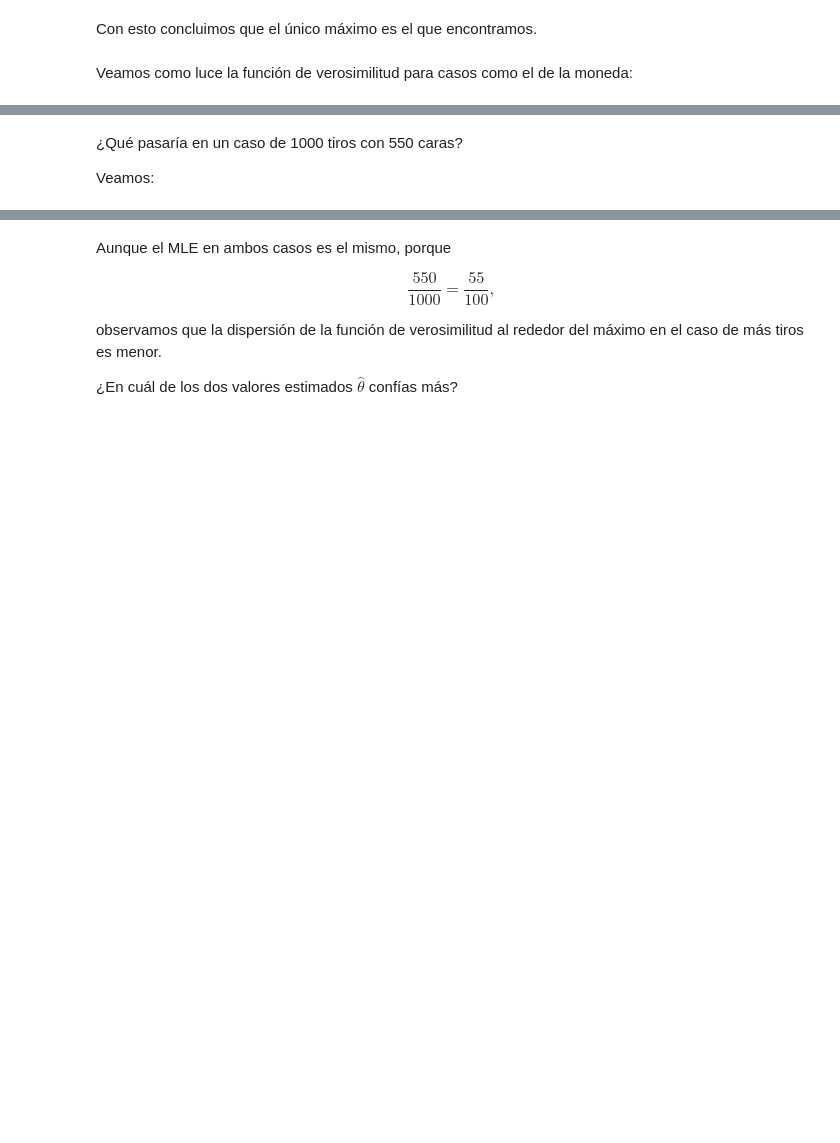
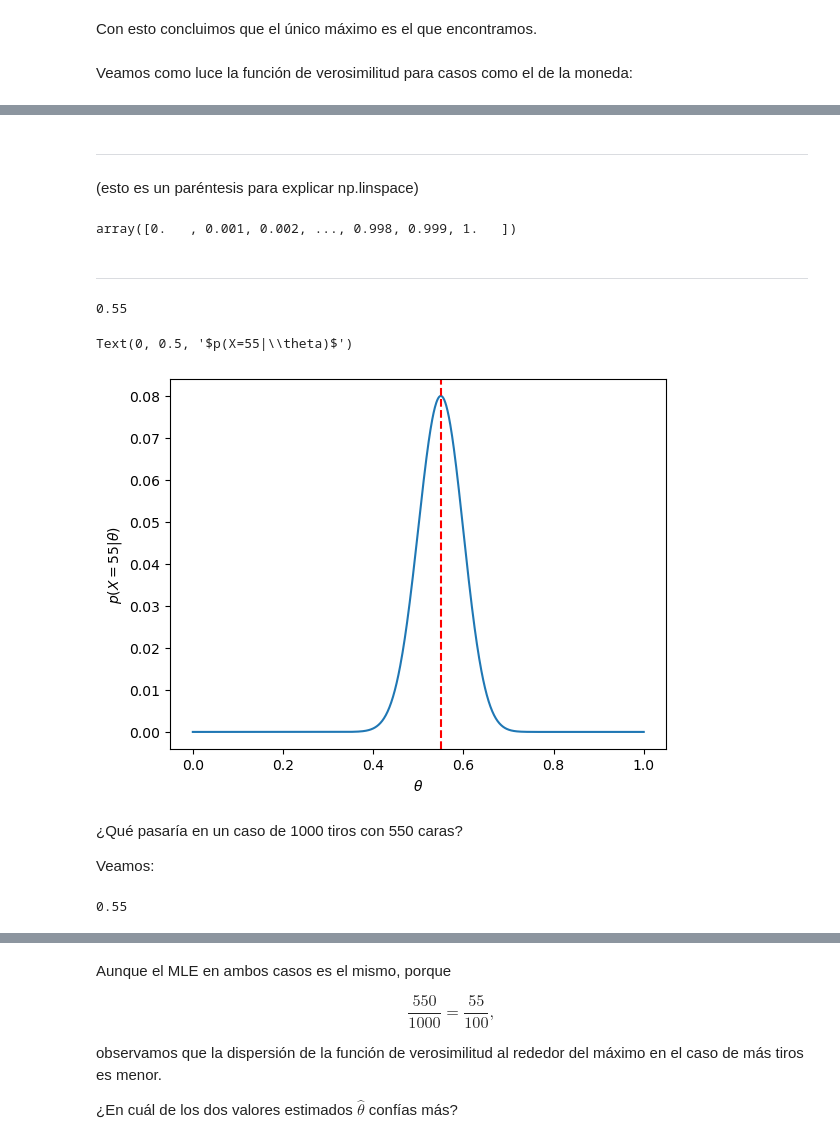
Before and after one commit to esjimenezro/mebo2024, a Jupyter notebook: modulo1/tema3/2-estimadores-max-verosimilitud.ipynb, the cells around one changed output, grey strips where cells are left out. Cells and saved outputs as stored; diff of their text form; code cells hidden in the pictures; blank space fills up the shorter version.

```diff
--- a/modulo1/tema3/2-estimadores-max-verosimilitud.ipynb
+++ b/modulo1/tema3/2-estimadores-max-verosimilitud.ipynb
@@ -126,7 +169,25 @@ Veamos como luce la función de verosimilitud para casos como el de la moneda:
 # %%
 # Calculamos la función de verosimilitud con los datos del ejemplo
 # Parámetros - 100 tiros - 55 caras
-
+n = 100
+a = 55
 # Función de verosimilitud
+verosimilitud = lambda theta: math.comb(n, a) * (theta ** a) * ((1 - theta) ** (n - a))
+# %% [markdown]
+___
+
+(esto es un paréntesis para explicar np.linspace)
+# %%
+np.linspace(0, 1, 1001)
+# %% [output]
+array([0.   , 0.001, 0.002, ..., 0.998, 0.999, 1.   ])
+# %% [markdown]
+___
 # %%
 # Aproximamos el valor máximo de la verosimilitud
+theta = np.linspace(0, 1, 1001)
+verosimilitud_eval = verosimilitud(theta)
+
+theta[np.argmax(verosimilitud_eval)]
+# %% [output]
+0.55
@@ -135,3 +194,12 @@ Veamos como luce la función de verosimilitud para casos como el de la moneda:
+# %%
+# Dibujamos la función de verosimilitud
+plt.plot(theta, verosimilitud_eval)
+plt.axvline(theta[np.argmax(verosimilitud_eval)], color='red', linestyle='--')
+plt.xlabel(r'$\theta$')
+plt.ylabel(r'$p(X=55|\theta)$')
+# %% [output]
+Text(0, 0.5, '$p(X=55|\\theta)$')
+[figure, added]
 # %% [markdown]
 ¿Qué pasaría en un caso de 1000 tiros con 550 caras?
 
@@ -144,2 +214,8 @@ Veamos:
 # %%
 # Aproximamos el valor máximo de la verosimilitud
+theta = np.linspace(0, 1, 1001)
+verosimilitud_eval_1000 = verosimilitud(theta)
+
+theta[np.argmax(verosimilitud_eval)]
+# %% [output]
+0.55
```
Also changed, not shown: parts of 30 cells of this notebook, 1 other file.
